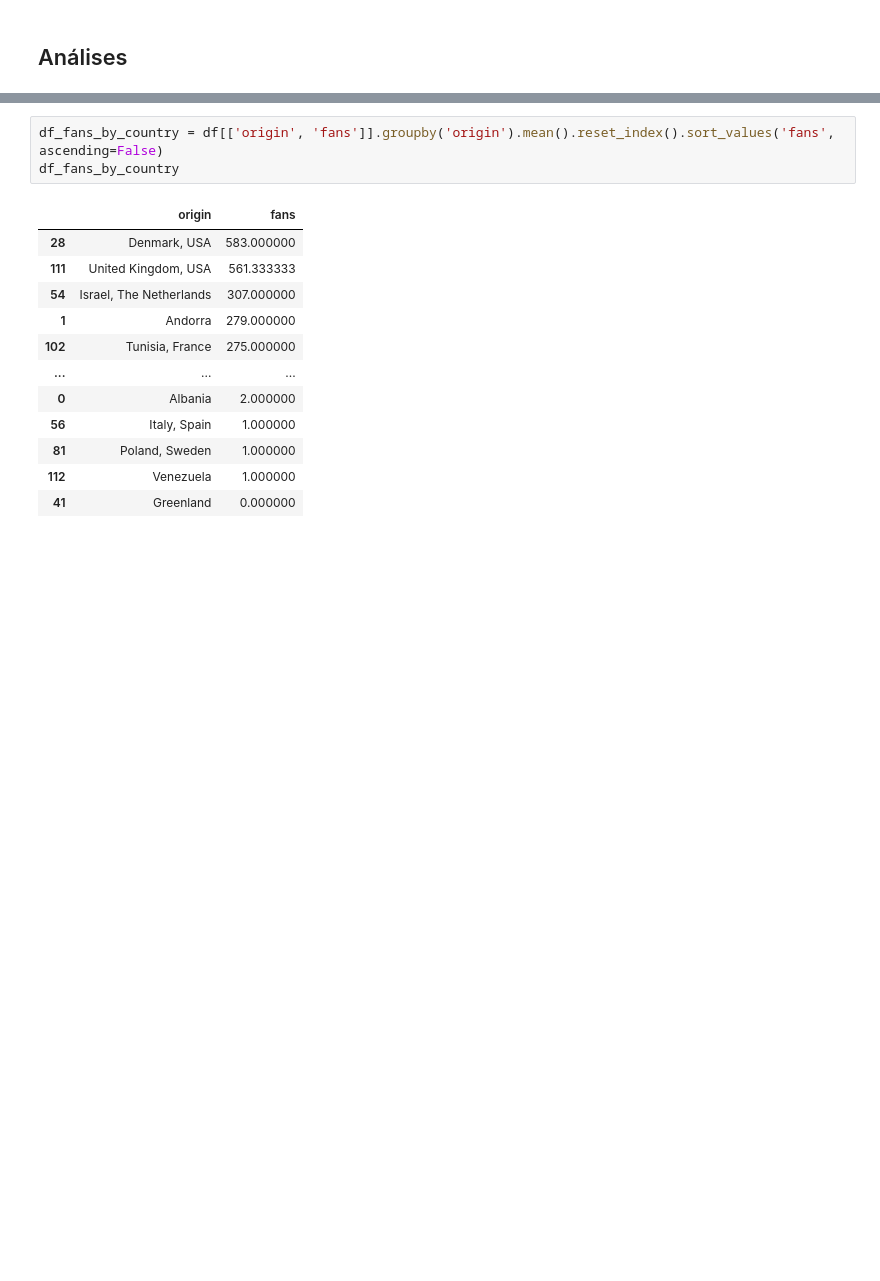
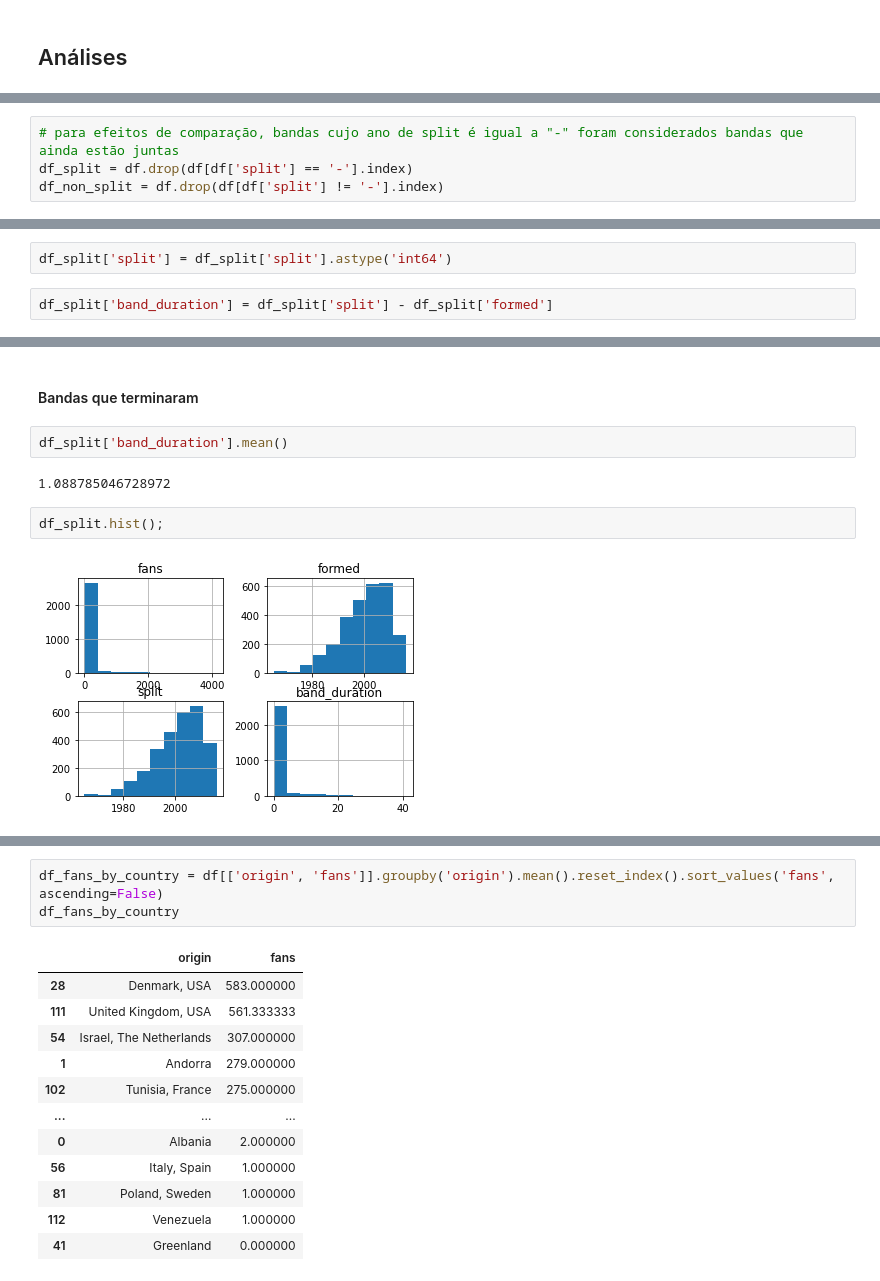
Before and after one commit to otaviokamel/projeto_introducao_analise_de_dados, a Jupyter notebook: Metal_Bands_by_Nation.ipynb, the cells around one changed output, grey strips where cells are left out. Saved outputs shown, nothing was run; the diff lists cells and outputs as text; blank space fills up the shorter version.

```diff
--- a/Metal_Bands_by_Nation.ipynb
+++ b/Metal_Bands_by_Nation.ipynb
@@ -93,0 +173,4 @@ df.describe()
+# %%
+# para efeitos de comparação, bandas cujo ano de split é igual a "-" foram considerados bandas que ainda estão juntas
+df_split = df.drop(df[df['split'] == '-'].index)
+df_non_split = df.drop(df[df['split'] != '-'].index)
@@ -93,0 +245,4 @@ df.describe()
+# %%
+df_split['split'] = df_split['split'].astype('int64')
+# %%
+df_split['band_duration'] = df_split['split'] - df_split['formed']
@@ -93,0 +279,10 @@ df.describe()
+# %% [markdown]
+#### Bandas que terminaram
+# %%
+df_split['band_duration'].mean()
+# %% [output]
+1.088785046728972
+# %%
+df_split.hist();
+# %% [output]
+[figure, added]
```
Also changed, not shown: parts of 53 cells of this notebook, 1 other file.
